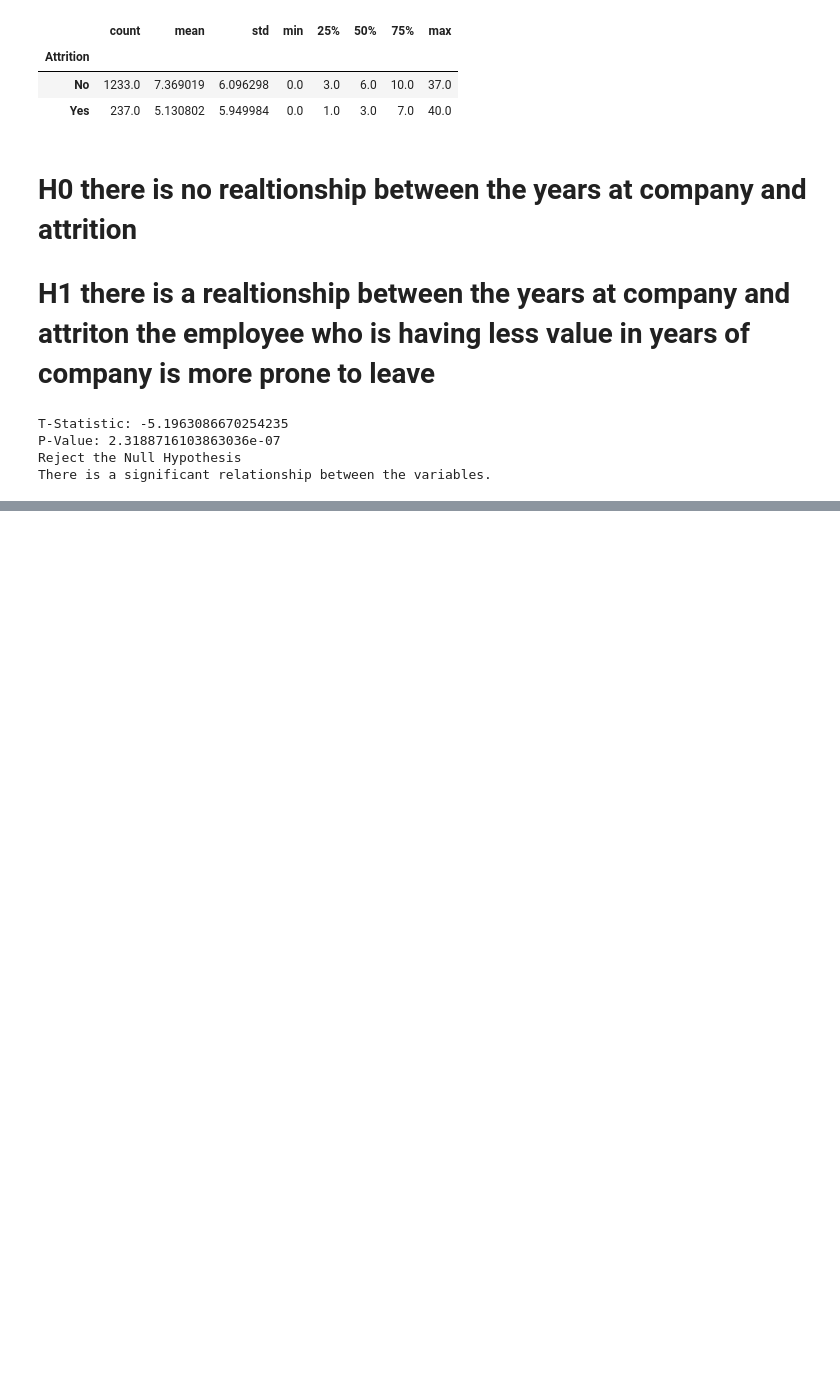
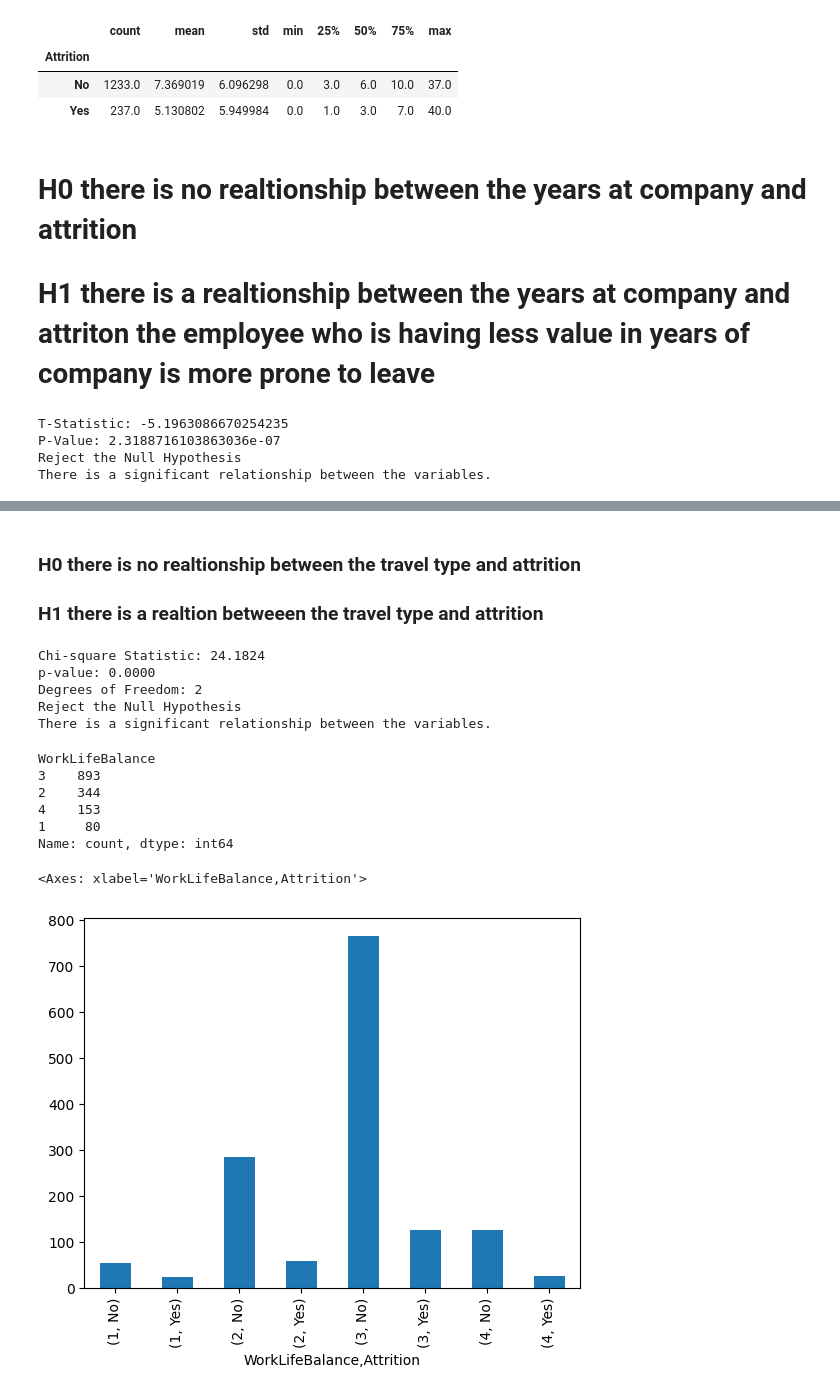
Before and after one commit to datasciencesociety-lab/Data_Analytics_Program, a Jupyter notebook: exploratory-data-analysis.ipynb, the cells around one changed output, grey strips where cells are left out. Saved outputs shown, nothing was run; the diff lists cells and outputs as text; code cells hidden in the pictures; blank space fills up the shorter version.

```diff
--- a/exploratory-data-analysis.ipynb
+++ b/exploratory-data-analysis.ipynb
@@ -1217,0 +1246,32 @@ There is a significant relationship between the variables.
+# %% [markdown]
+### H0 there is no realtionship between the travel type and attrition
+### H1 there is a realtion betweeen the travel type and attrition
+# %%
+from scipy.stats import chi2_contingency
+chi2_stat, p_val, dof, expected = chi2_contingency(travel_attrition)
+
+print(f"\nChi-square Statistic: {chi2_stat:.4f}")
+print(f"p-value: {p_val:.4f}")
+print(f"Degrees of Freedom: {dof}")
+
+hypothesis_test(p_val)
+# %% [output]
+Chi-square Statistic: 24.1824
+p-value: 0.0000
+Degrees of Freedom: 2
+Reject the Null Hypothesis
+There is a significant relationship between the variables.
+# %%
+df["WorkLifeBalance"].value_counts()
+# %% [output]
+WorkLifeBalance
+3    893
+2    344
+4    153
+1     80
+Name: count, dtype: int64
+# %%
+df.groupby("WorkLifeBalance")["Attrition"].value_counts().plot(kind = "bar")
+# %% [output]
+<Axes: xlabel='WorkLifeBalance,Attrition'>
+[figure, added]
```
Also changed, not shown: parts of 18 cells of this notebook.
